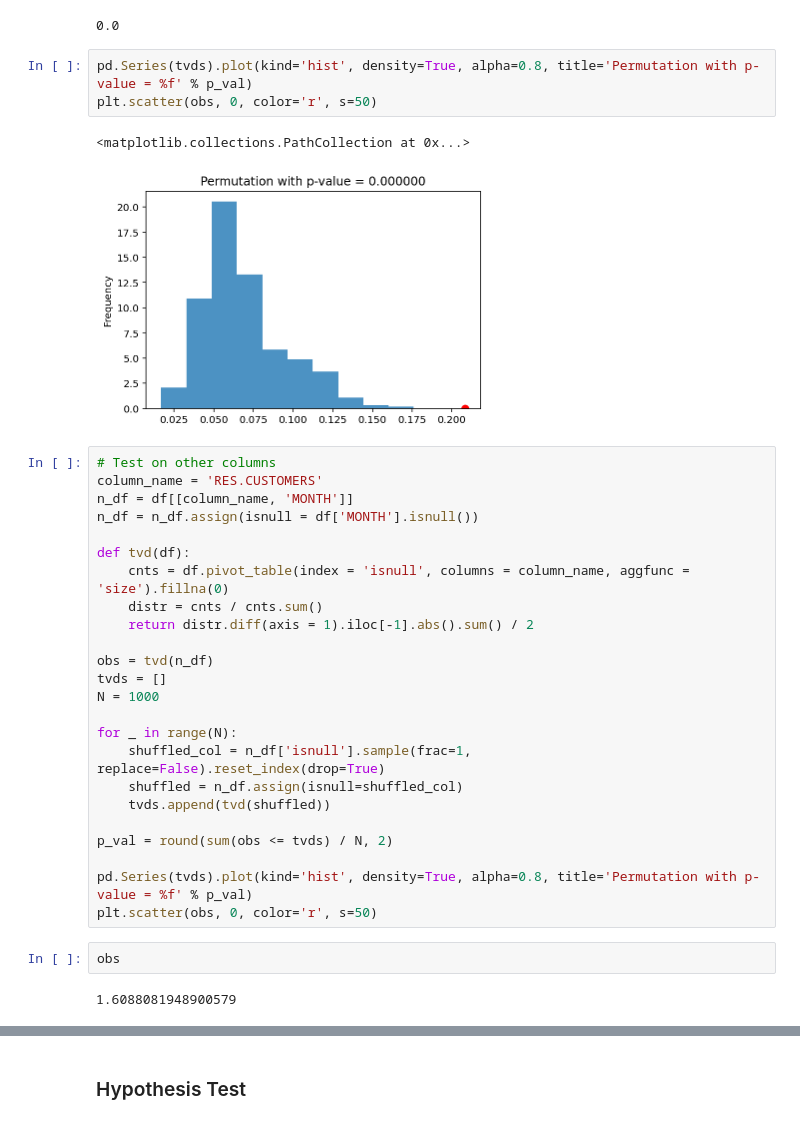
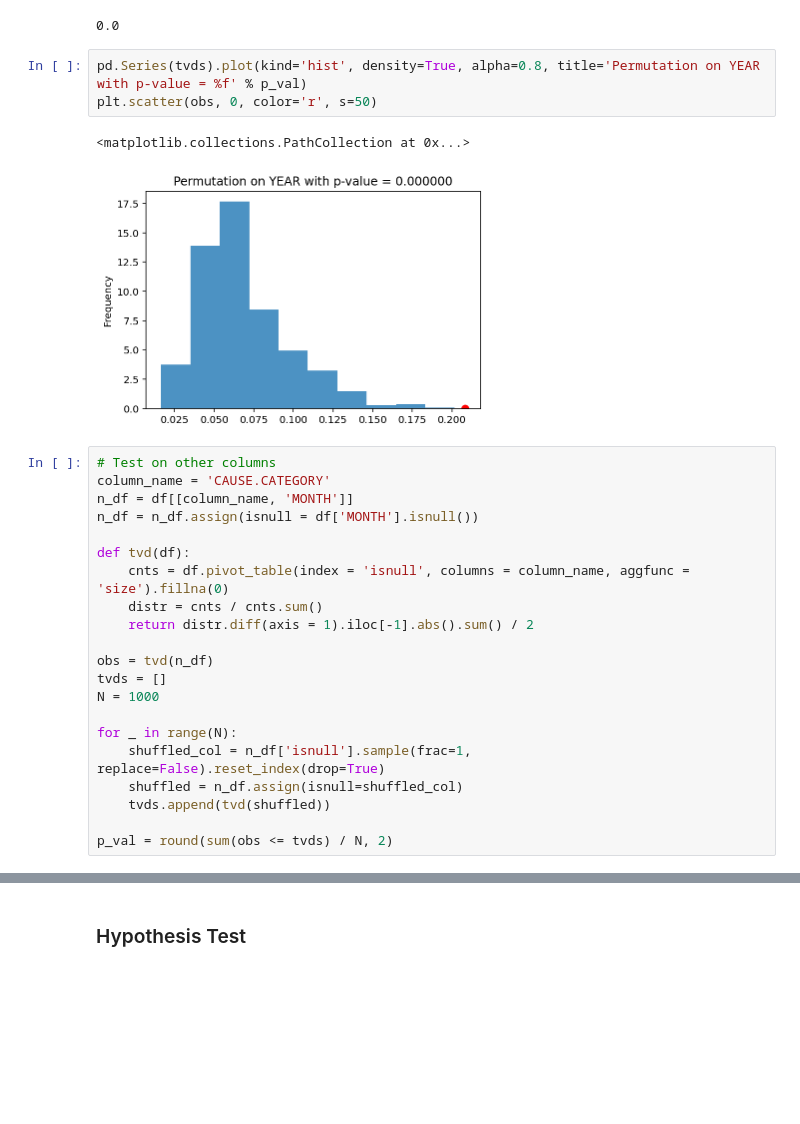
Before and after one commit to YourTeammate/dsc80-co-working, a Jupyter notebook: projects/03/outages.ipynb, the cells around one changed output, grey strips where cells are left out. Saved outputs shown, nothing was run; the diff lists cells and outputs as text; blank space fills up the shorter version.

```diff
--- a/projects/03/outages.ipynb
+++ b/projects/03/outages.ipynb
@@ -251,14 +253,14 @@ p_val
 # %% [output]
 0.0
 # %%
-pd.Series(tvds).plot(kind='hist', density=True, alpha=0.8, title='Permutation with p-value = %f' % p_val)
+pd.Series(tvds).plot(kind='hist', density=True, alpha=0.8, title='Permutation on YEAR with p-value = %f' % p_val)
 plt.scatter(obs, 0, color='r', s=50)
 # %% [output]
 <matplotlib.collections.PathCollection at 0x...>
-[figure, old version]
+[figure, new version]
 # %%
 # Test on other columns
-column_name = 'RES.CUSTOMERS'
+column_name = 'CAUSE.CATEGORY'
 n_df = df[[column_name, 'MONTH']]
 n_df = n_df.assign(isnull = df['MONTH'].isnull())
 
@@ -277,10 +279,3 @@ for _ in range(N):
     tvds.append(tvd(shuffled))
 
 p_val = round(sum(obs <= tvds) / N, 2)
-
-pd.Series(tvds).plot(kind='hist', density=True, alpha=0.8, title='Permutation with p-value = %f' % p_val)
-plt.scatter(obs, 0, color='r', s=50)
-# %%
-obs
-# %% [output]
-1.6088081948900579
```
Also changed, not shown: parts of 6 cells of this notebook.
